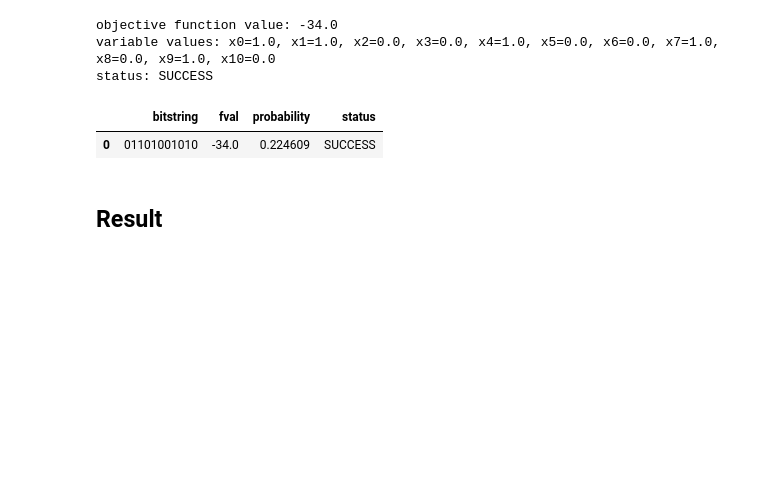
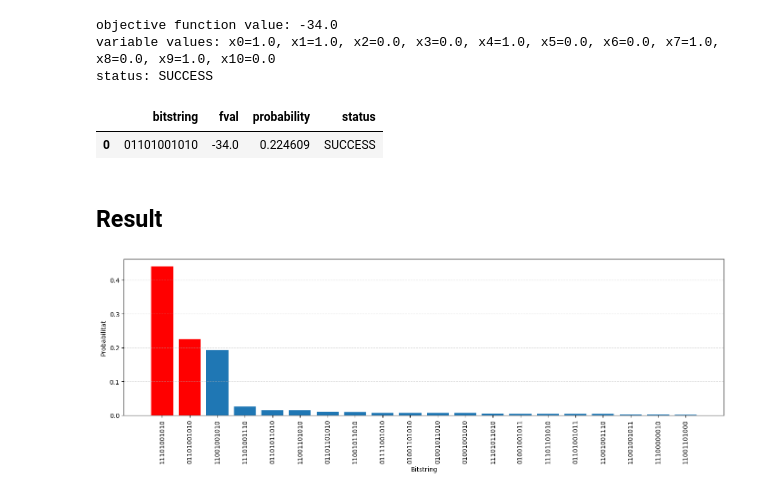
Before and after one commit to mlopezig59/QIF_OptimizationProblem, a Jupyter notebook: mar.ipynb, the cells around one changed output. Saved outputs shown, nothing was run; the diff lists cells and outputs as text; code cells hidden in the pictures; blank space fills up the shorter version.

```diff
--- a/mar.ipynb
+++ b/mar.ipynb
@@ -388,4 +389,20 @@ qaoa_solution(probs_df)
 | 0 | 01101001010 | -34.0 | 0.224609 | SUCCESS |
 # %% [markdown]
 ## Result
+# %%
+is_min = np.isclose(probs_df["fval"], probs_df["fval"].min())
+colors = np.where(is_min, "red", "tab:blue")
+
+probs_df_sorted = probs_df.sort_values("probability", ascending=False)
+plt.figure(figsize=(14, 5))
+plt.bar(probs_df_sorted["bitstring"][:20], probs_df_sorted["probability"][:20], color=colors)
+
+plt.xlabel("Bitstring")
+plt.ylabel("Probabilitat")
+plt.xticks(rotation=90)
+plt.grid(axis="y", linestyle="--", alpha=0.4)
+plt.tight_layout()
+plt.show()
+# %% [output]
+[figure, added]
 # %%
```
Also changed, not shown: parts of 7 cells of this notebook, 1 other file.
